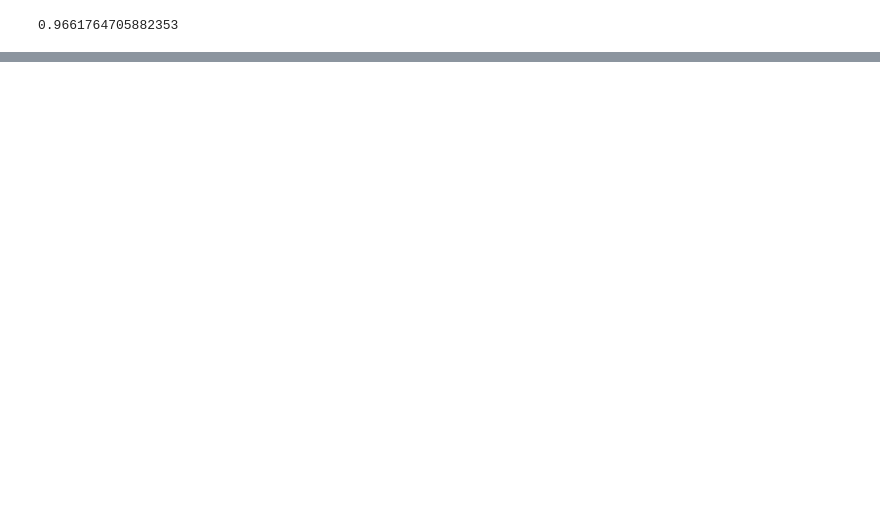
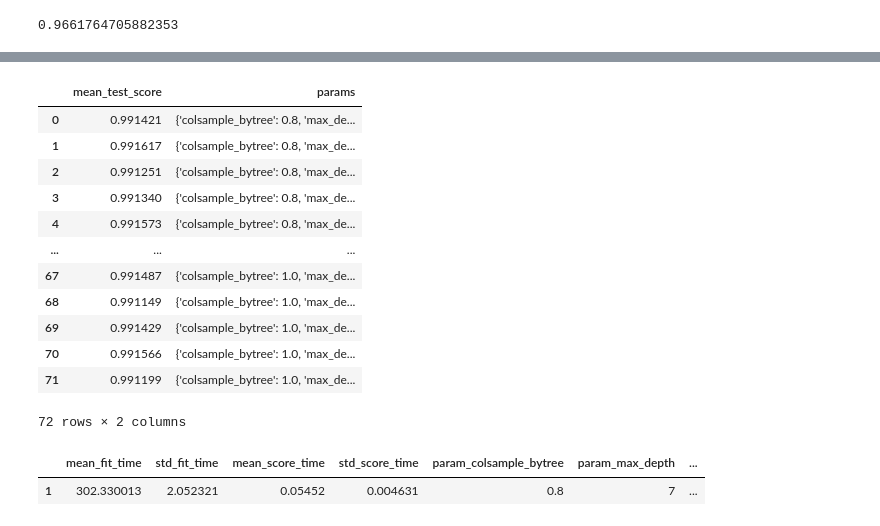
Before and after one commit to Hoseo-IELab/Hoseo_AI_Competition, a Jupyter notebook: feature_importance & remove_outlier.ipynb, the cells around one changed output, grey strips where cells are left out. Drawn from its saved outputs; the diff is of its cells as text; code cells hidden in the pictures; blank space fills up the shorter version.

```diff
--- a/feature_importance & remove_outlier.ipynb
+++ b/feature_importance & remove_outlier.ipynb
@@ -914,0 +983,3 @@ Accuracy :  97.35294 %
+# %%
+voting_model.fit(x_train, y_train)
+pred = voting_model.predict(x_test)
@@ -914,0 +1032,3 @@ Accuracy :  97.35294 %
+# %%
+forest.fit(x_train, y_train)
+pred = forest.predict(x_test)
@@ -914,0 +1058,28 @@ Accuracy :  97.35294 %
+# %%
+xgb_clf = XGBClassifier(silent=False,
+                            n_estimators = 10000,
+                            booster='gbtree',
+                            tree_method='gpu_hist',
+                            preidctor= 'gpu_predictor',
+                            scale_pos_weight=1,
+                            learning_rate=0.02,
+                            objective='binary:logistic',
+                            seed=42)
+# %%
+xgb_param_grid = {'max_depth': [7, 9, 13, 15],
+                  'subsample': [0.8, 0.9, 1.0],
+                  'min_child_weight': [0.8, 1.0, 1.2],
+                  'colsample_bytree': [0.8, 1.0],
+                 }
+
+hr_grid = GridSearchCV(estimator=xgb_clf,
+                       param_grid=xgb_param_grid,
+                       scoring='roc_auc',
+                       n_jobs=5,
+                       cv=3,
+                       refit=True,
+                       return_train_score=True)
+
+start_time = timer(None)
+hr_grid.fit(x_train, y_train)
+timer(start_time)
@@ -914,0 +1098,22 @@ Accuracy :  97.35294 %
+# %%
+hr_grid_df = pd.DataFrame(hr_grid.cv_results_)
+hr_grid_df.loc[:, ['mean_test_score', "params"]]
+# %% [output]
+|  | mean_test_score | params |
+| 0 | 0.991421 | {'colsample_bytree': 0.8, 'max_de... |
+| 1 | 0.991617 | {'colsample_bytree': 0.8, 'max_de... |
+| 2 | 0.991251 | {'colsample_bytree': 0.8, 'max_de... |
+| 3 | 0.991340 | {'colsample_bytree': 0.8, 'max_de... |
+| 4 | 0.991573 | {'colsample_bytree': 0.8, 'max_de... |
+| ... | ... | ... |
+| 67 | 0.991487 | {'colsample_bytree': 1.0, 'max_de... |
+| 68 | 0.991149 | {'colsample_bytree': 1.0, 'max_de... |
+| 69 | 0.991429 | {'colsample_bytree': 1.0, 'max_de... |
+| 70 | 0.991566 | {'colsample_bytree': 1.0, 'max_de... |
+| 71 | 0.991199 | {'colsample_bytree': 1.0, 'max_de... |
+72 rows × 2 columns
+# %%
+hr_grid_df[hr_grid_df['rank_test_score'] == 1]
+# %% [output]
+|  | mean_fit_time | std_fit_time | mean_score_time | std_score_time | param_colsample_bytree | param_max_depth | ... |
+| 1 | 302.330013 | 2.052321 | 0.05452 | 0.004631 | 0.8 | 7 | ... |
```
Also changed, not shown: parts of 80 cells of this notebook, 10 other files.
